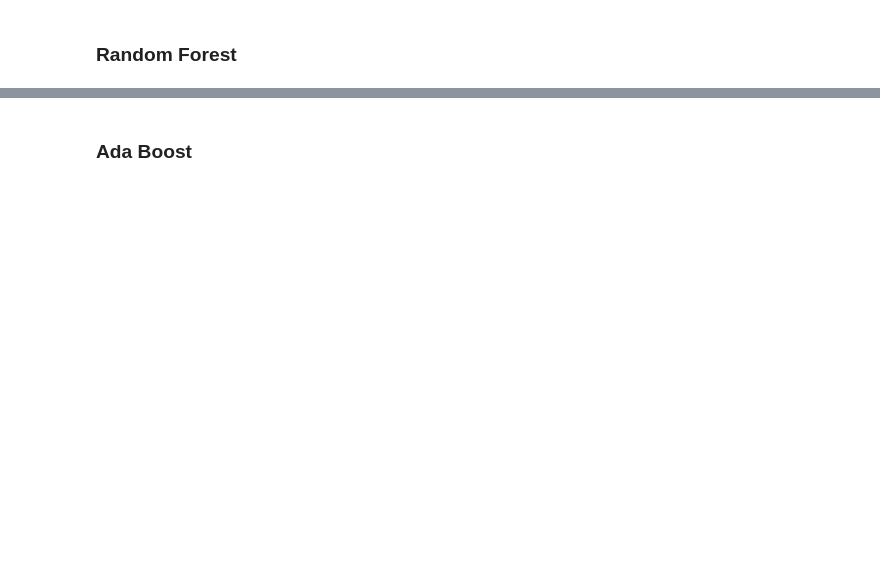
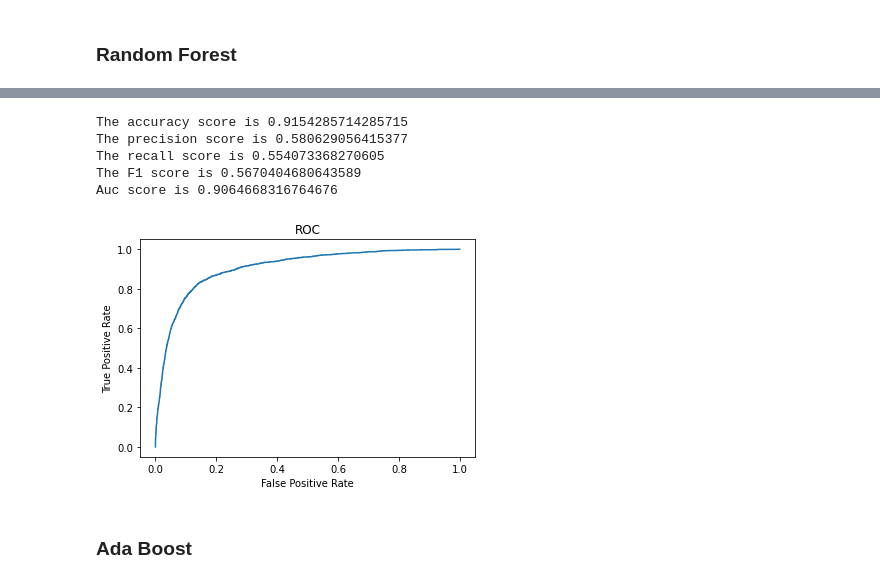
Before and after one commit to Veneeshkrishnan/Telecom_churn_case_study, a Jupyter notebook: Telecom_churn_case_study.ipynb, the cells around one changed output, grey strips where cells are left out. Saved outputs shown, nothing was run; the diff lists cells and outputs as text; code cells hidden in the pictures; blank space fills up the shorter version.

```diff
--- a/Telecom_churn_case_study.ipynb
+++ b/Telecom_churn_case_study.ipynb
@@ -919,6 +942,6 @@ lr.best_params_
 # %%
 # Fitting the dataset to the tuned model
-lr_tuned = LogisticRegression(random_state=100, C=0.1, penalty="l2", solver="lbfgs")
+lr_tuned = LogisticRegression(random_state=100, C=10, penalty="l2", solver="liblinear")
 lr_tuned.fit(X_train_pca, y_train)
 
 # Making the prediction
@@ -947,17 +975,19 @@ Auc score is 0.876351362540742
 rf = RandomForestClassifier()
 
 # Creating the params
-cv = RepeatedStratifiedKFold(n_splits=2, n_repeats=3, random_state=1)
 params = {'bootstrap': [True, False],
-         'max_depth': [10, 20, 40, None],
+         'max_depth': [10, 20, 30, 40, 50, 60, 70, 80, 90, 100, None],
          'max_features': ['auto', 'sqrt'],
          'min_samples_leaf': [1, 2, 4],
          'min_samples_split': [2, 5, 10],
-         'n_estimators': [100,200,400]}
+         'n_estimators': [200, 400, 600, 800, 1000, 1200, 1400, 1600, 1800, 2000]}
 
 grid_search = GridSearchCV(estimator=rf,
                            param_grid=params,
-                           cv = cv,
+                           cv = 3,
                            n_jobs=-1, verbose=1, scoring="accuracy")
 
-grid_search.fit(X_train_pca, y_train)
+# Fitting and checking the best params
+
+# grid_search.fit(X_train_pca, y_train)
+# grid_search.best_params_
@@ -968,2 +993,0 @@ X_train_pca.shape
-# %%
-rf.fit(X_train_pca, y_train)
@@ -984,2 +1002,20 @@ final_df.index = final_test.index
+# %%
+# Modeling with the tuned hyperparameters
+rf_tuned = RandomForestClassifier(random_state=100, n_estimators=500, bootstrap=True, max_depth=None, max_features="auto",
+                                 min_samples_leaf=1, min_samples_split=5)
+rf_tuned.fit(X_train_pca, y_train)
+
+# Predicting for test dataset
+y_pred = rf_tuned.predict(X_test_pca)
+
+# Checking the performance
+performance(rf_tuned, y_pred)
+# %% [output]
+The accuracy score is 0.9154285714285715
+The precision score is 0.580629056415377
+The recall score is 0.554073368270605
+The F1 score is 0.5670404680643589
+Auc score is 0.9064668316764676
+[figure, added]
 # %% [markdown]
 ### Ada Boost
```
Also changed, not shown: parts of 55 cells of this notebook.
